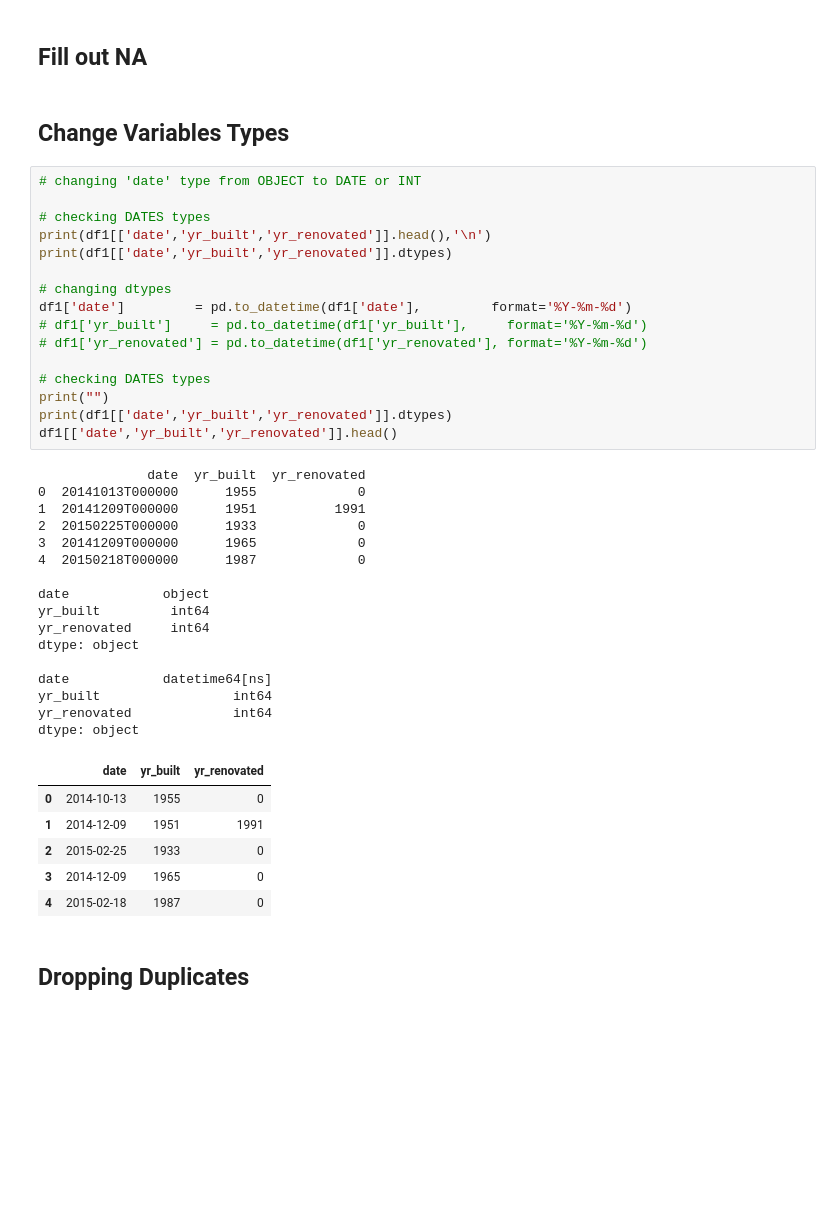
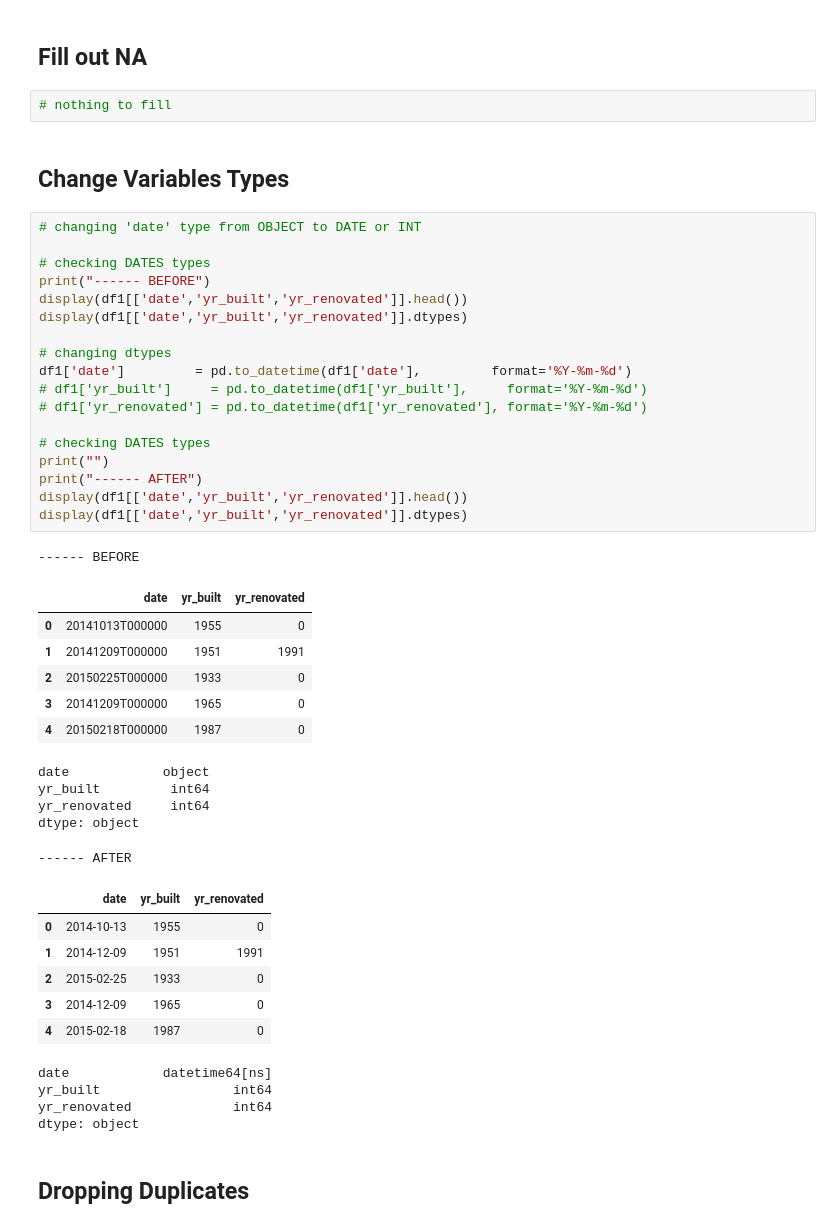
Before and after one commit to marianaborgal/P001_RealEstate_Insights, a Jupyter notebook: notebooks/P001_RealSate_Insights_v2_FeaturesCreation.ipynb, the cells around one changed output. Drawn from its saved outputs; the diff is of its cells as text; blank space fills up the shorter version.

```diff
--- a/notebooks/P001_RealSate_Insights_v2_FeaturesCreation.ipynb
+++ b/notebooks/P001_RealSate_Insights_v2_FeaturesCreation.ipynb
@@ -116,47 +114,51 @@ sqft_lot15       0
 dtype: int64
 # %% [markdown]
 ## Fill out NA
+# %%
+# nothing to fill
 # %% [markdown]
 ## Change Variables Types
 # %%
 # changing 'date' type from OBJECT to DATE or INT
 
 # checking DATES types
-print(df1[['date','yr_built','yr_renovated']].head(),'\n')
-print(df1[['date','yr_built','yr_renovated']].dtypes)
+print("------ BEFORE")
+display(df1[['date','yr_built','yr_renovated']].head())
+display(df1[['date','yr_built','yr_renovated']].dtypes)
 
 # changing dtypes
 df1['date']         = pd.to_datetime(df1['date'],         format='%Y-%m-%d')
 # df1['yr_built']     = pd.to_datetime(df1['yr_built'],     format='%Y-%m-%d')
 # df1['yr_renovated'] = pd.to_datetime(df1['yr_renovated'], format='%Y-%m-%d')
 
 # checking DATES types
 print("")
-print(df1[['date','yr_built','yr_renovated']].dtypes)
-df1[['date','yr_built','yr_renovated']].head()
+print("------ AFTER")
+display(df1[['date','yr_built','yr_renovated']].head())
+display(df1[['date','yr_built','yr_renovated']].dtypes)
 # %% [output]
-              date  yr_built  yr_renovated
-0  20141013T000000      1955             0
-1  20141209T000000      1951          1991
-2  20150225T000000      1933             0
-3  20141209T000000      1965             0
-4  20150218T000000      1987             0
-
-date            object
-yr_built         int64
-yr_renovated     int64
-dtype: object
-
-date            datetime64[ns]
-yr_built                 int64
-yr_renovated             int64
-dtype: object
+------ BEFORE
 |  | date | yr_built | yr_renovated |
-| 0 | 2014-10-13 | 1955 | 0 |
-| 1 | 2014-12-09 | 1951 | 1991 |
-| 2 | 2015-02-25 | 1933 | 0 |
-| 3 | 2014-12-09 | 1965 | 0 |
-| 4 | 2015-02-18 | 1987 | 0 |
+| 0 | 20141013T000000 | 1955 | 0 |
+| 1 | 20141209T000000 | 1951 | 1991 |
+| 2 | 20150225T000000 | 1933 | 0 |
+| 3 | 20141209T000000 | 1965 | 0 |
+| 4 | 20150218T000000 | 1987 | 0 |
+date            object
+yr_built         int64
+yr_renovated     int64
+dtype: object
+------ AFTER
+|  | date | yr_built | yr_renovated |
+| 0 | 2014-10-13 | 1955 | 0 |
+| 1 | 2014-12-09 | 1951 | 1991 |
+| 2 | 2015-02-25 | 1933 | 0 |
+| 3 | 2014-12-09 | 1965 | 0 |
+| 4 | 2015-02-18 | 1987 | 0 |
+date            datetime64[ns]
+yr_built                 int64
+yr_renovated             int64
+dtype: object
 # %% [markdown]
 ## Dropping Duplicates
 # %%
```
Also changed, not shown: parts of 21 cells of this notebook.
